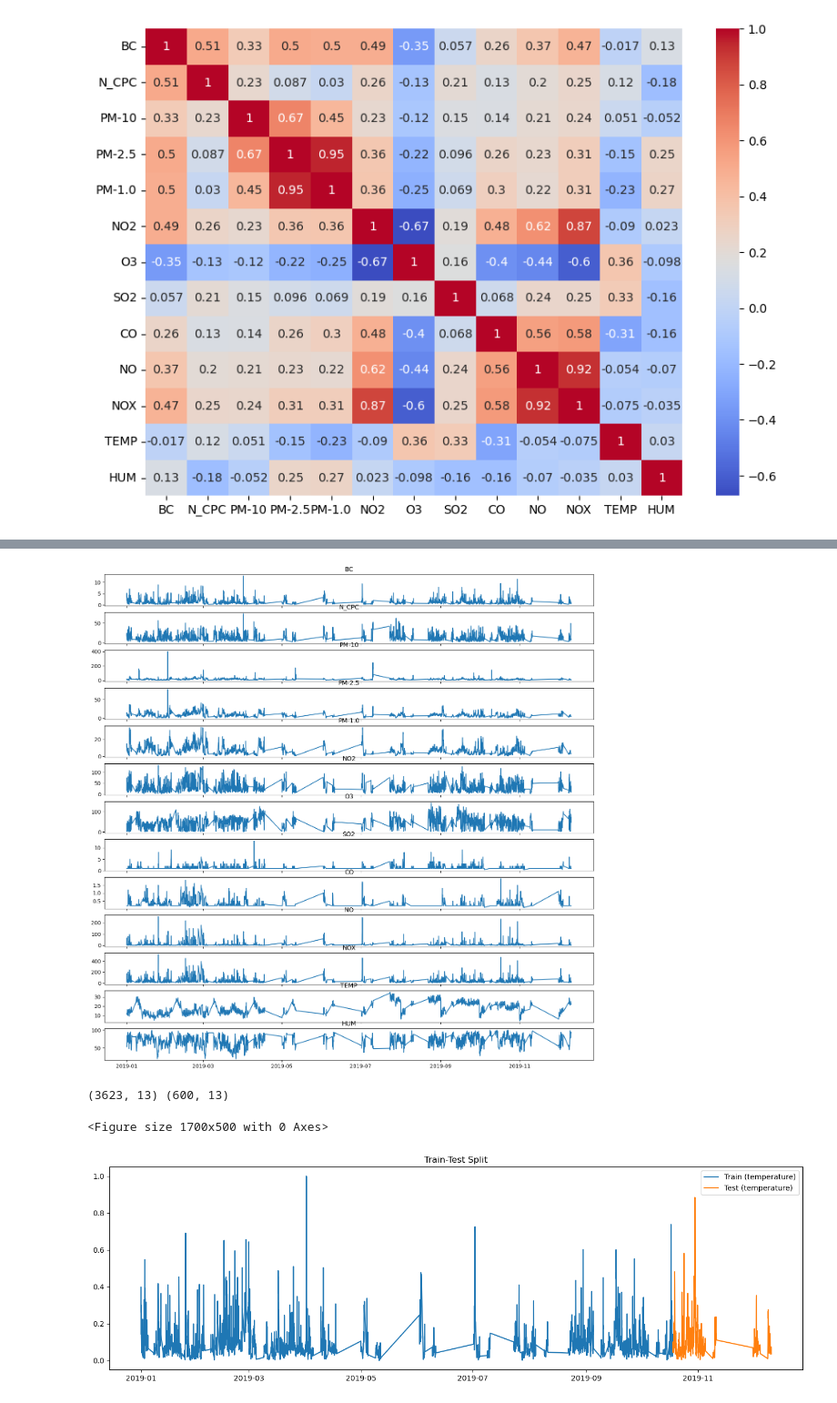
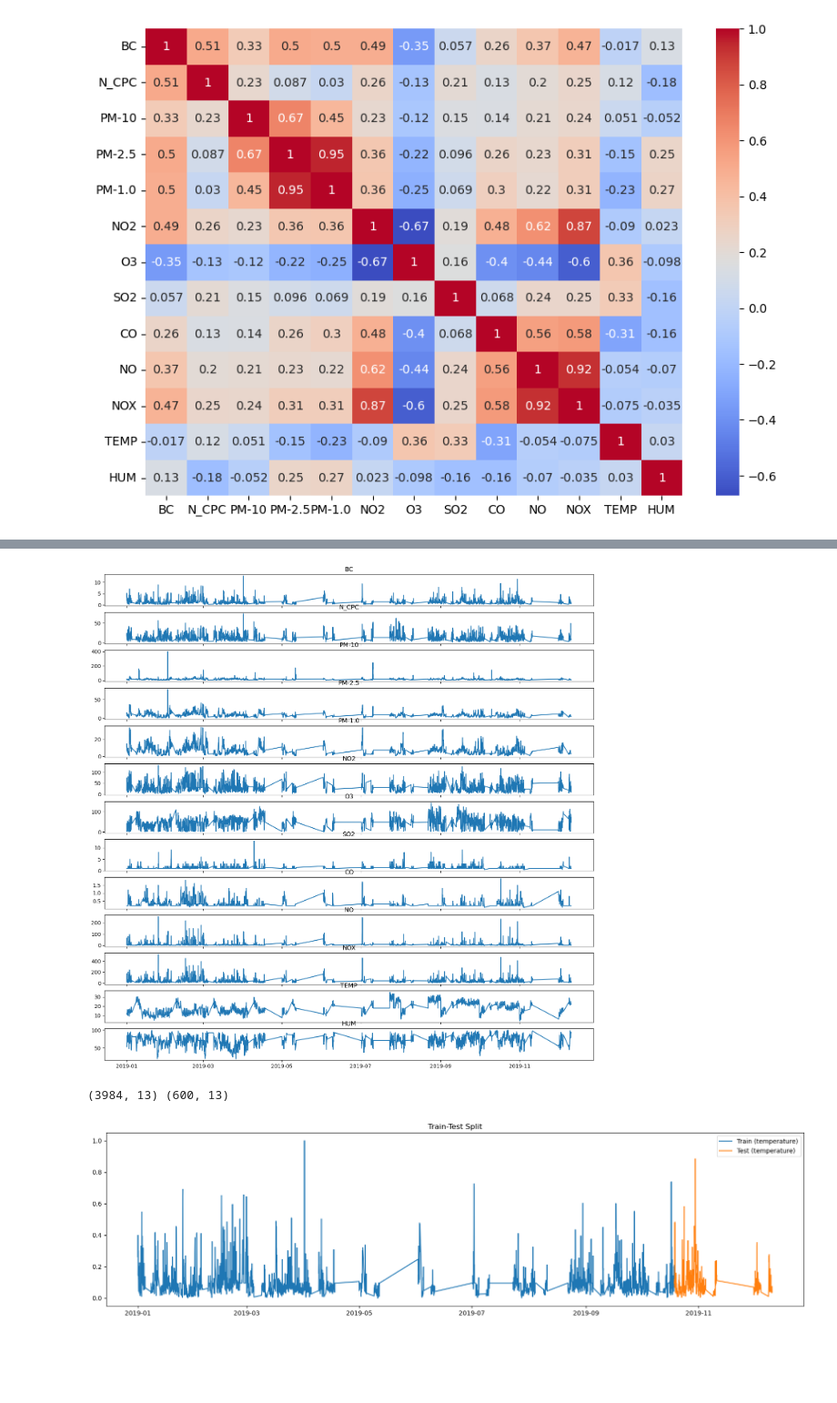
Before and after one commit to M3lo00/TOML_Homeworks, a Jupyter notebook: Homework3-4/data_exploration.ipynb, the cells around one changed output, grey strips where cells are left out. Shown: that part at 91% size. Cells and saved outputs as stored; diff of their text form; code cells hidden in the pictures; blank space fills up the shorter version.

```diff
--- a/Homework3-4/data_exploration.ipynb
+++ b/Homework3-4/data_exploration.ipynb
@@ -9,0 +30,7 @@ data = pd.read_csv("BC-Data-Set.csv")
+# %%
+#mean of data
+import pandas as pd
+mean_values = data.mean()
+print(mean_values)
+
+#mean of data as a new row
@@ -55,0 +120,14 @@ data
+# %%
+test= data.groupby([data.index.date])
+test2 = pd.DataFrame()
+for group_name, group_data in test:
+    if len(group_data)!=24:
+        existing_hours=group_data.index.hour.unique()
+        missing_hours = set(range(24)) - set(existing_hours)
+        missing_rows = pd.DataFrame(columns=group_data.columns)
+        for missing_hour in missing_hours:
+            datetime_obj = pd.to_datetime(group_data.index.date[0]) + pd.to_timedelta(missing_hour, unit='H')
+            data.loc[datetime_obj] = mean_values
+# %%
+data=data.sort_index()
+data.info()
@@ -140,29 +239,29 @@ def inspect_dataframe(df, columns):
     plt.show()
 inspect_dataframe(data, data.columns)
 # %% [output]
-[figure, old version]
+[figure, new version]
 # %%
 test_size = 600
+
 X_train_raw = data.iloc[:-test_size]
 # y_train_raw = y.iloc[:-test_size]
 X_test_raw = data.iloc[-test_size:]
 # y_test_raw = y.iloc[-test_size:]
 print(X_train_raw.shape, X_test_raw.shape)
 
 # Normalize both features and labels
 X_min = X_train_raw.min()
 X_max = X_train_raw.max()
 
 X_train_raw = (X_train_raw-X_min)/(X_max-X_min)
 X_test_raw = (X_test_raw-X_min)/(X_max-X_min)
 
-plt.figure(figsize=(17,5))
+plt.figure(figsize=(20,5))
 plt.plot(X_train_raw.BC, label='Train (temperature)')
 plt.plot(X_test_raw.BC, label='Test (temperature)')
 plt.title('Train-Test Split')
 plt.legend()
 plt.show()
 # %% [output]
-(3623, 13) (600, 13)
+(3984, 13) (600, 13)
-<Figure size 1700x500 with 0 Axes>
-[figure, old version]
+[figure, new version]
```
Also changed, not shown: parts of 12 cells of this notebook, 5 other files.
